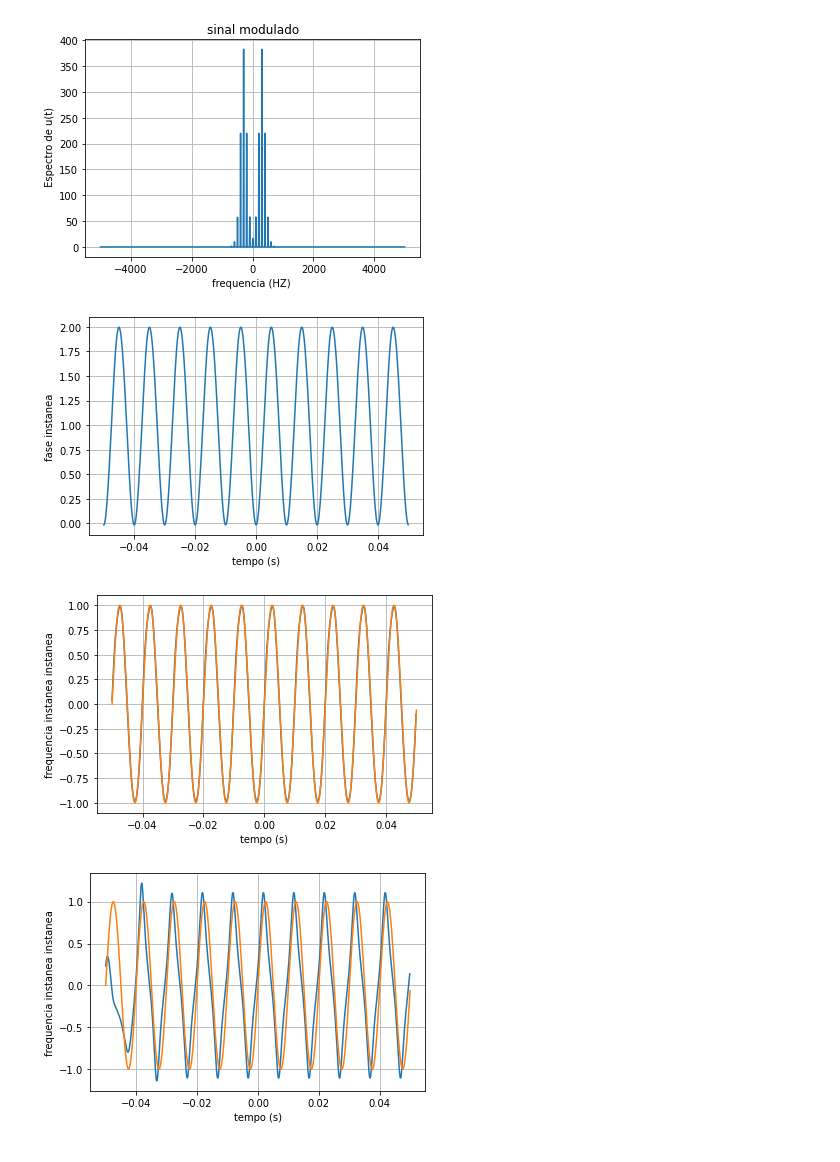
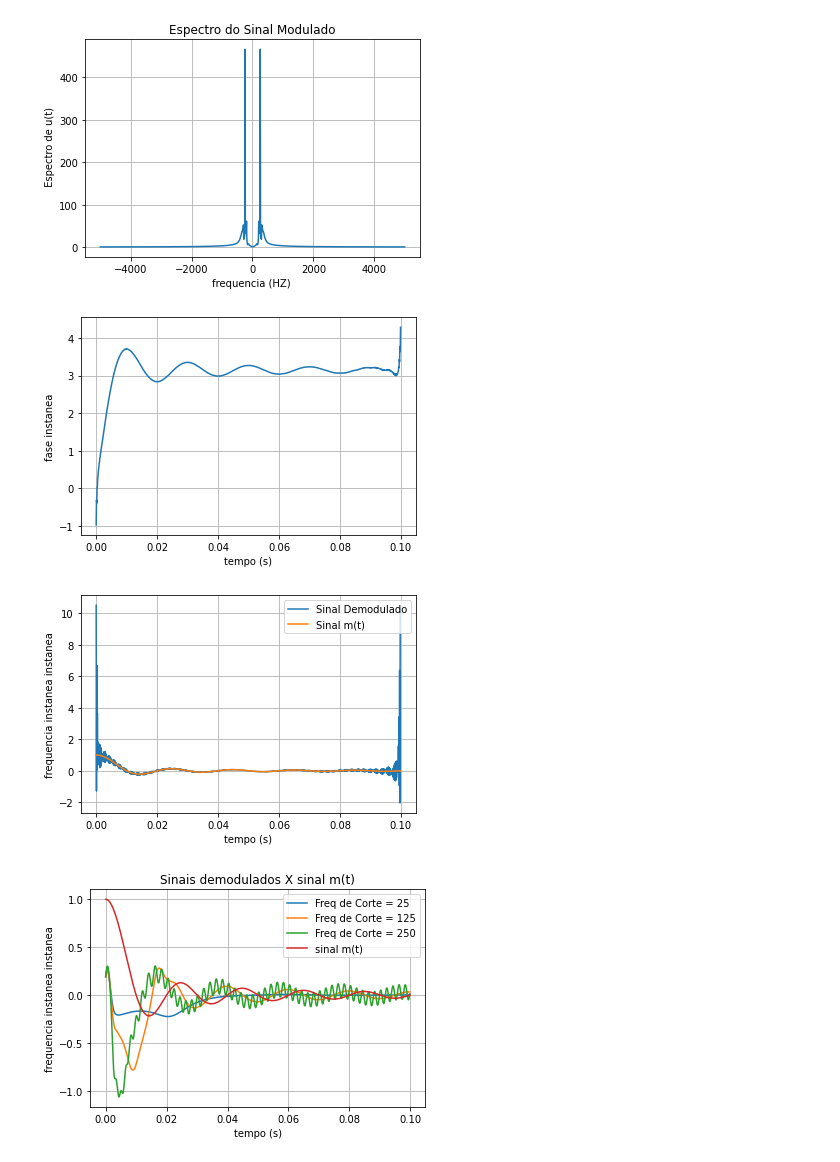
Before and after one commit to mfelippe/Principio-de-Comunica-o, a Jupyter notebook: Sinais AM e FM/Sinais_FM.ipynb, the cells around one changed output. Drawn from its saved outputs; the diff is of its cells as text; code cells hidden in the pictures.

```diff
--- a/Sinais AM e FM/Sinais_FM.ipynb
+++ b/Sinais AM e FM/Sinais_FM.ipynb
@@ -11,16 +11,17 @@ from scipy.signal import butter, lfilter, hilbert
 #parametros da simulação
 ts = 0.0001
 fs = 1/ts
-fc = 300
+fc = 250
 T = 0.1 # tempo de simulação
 N = int(T*fs) #número de pontos
-t = np.linspace(0,N-1,N)*ts - N*ts/2 #linha de tempo deslocada em ts/2
-f  =np.linspace(-fs/2,fs/2,N) #banda de frequencia de amostragem
-kf = 100 #desvido de frequencia
+t = np.linspace(0,N-1,N)*ts #- N*ts/2 linha de tempo deslocada em ts/2
+f  = np.linspace(-fs/2,fs/2,N) #banda de frequencia de amostragem
+kf = 100 #índice de modulação
 # %%
 #mensagem
+#mensagem do tipo sinc(100t)
 fm =100
-m_t =np.sin(2*np.pi*fm*t)
+m_t =np.sinc(fm*t)
 # %%
 plt.plot(t,m_t)
 plt.grid()
@@ -75,10 +77,10 @@ plt.plot(f,np.abs(U_F))
 plt.grid()
 plt.xlabel('frequencia (HZ) ')
 plt.ylabel(' Espectro de u(t)')
-plt.title("sinal modulado")
+plt.title("Espectro do Sinal Modulado")
 plt.show()
 # %% [output]
-[figure, old version]
+[figure, new version]
 # %%
 #demodulação
 
@@ -103,18 +105,19 @@ plt.xlabel('tempo (s)')
 plt.ylabel('fase instanea')
 plt.show()
 # %% [output]
-[figure, old version]
+[figure, new version]
 # %%
 freq_inst = np.diff(phase_inst)/(2*np.pi*kf*ts) #np,diff faz a diferença entre os pontos, mas para ser a aproximaçao da derivada tempop temos que dividir por delta T no caso o tempo de amostragem ts
-plt.plot(t[0:N-1],freq_inst)
+plt.plot(t[0:N-1],freq_inst,label="Sinal Demodulado")
 #na derida o freq_inst fica faltando um ponto ai o t tem que ter menos 1 ponto para o plot de 0 até N-1
-plt.plot(t,m_t)
+plt.plot(t,m_t, label="Sinal m(t)")
 plt.grid()
 plt.xlabel('tempo (s)')
 plt.ylabel('frequencia instanea instanea')
+plt.legend(loc=1)
 plt.show()
 # %% [output]
-[figure, old version]
+[figure, new version]
 # %%
 #observações
 #Na pratica quando os sinais são mais complixados, a parte de phase_inst , pegamos iuam fase de -pi a pi, se a mensagem
@@ -142,9 +156,13 @@ freq_insti = np.diff(phase_insti)/(2*np.pi*kf*ts)
 # %%
-plt.plot(t[0:N-1],freq_insti)
-plt.plot(t,m_t)
+plt.plot(t[0:N-1],freq_inst1,label="Freq de Corte = 25")
+plt.plot(t[0:N-1],freq_inst2,label="Freq de Corte = 125")
+plt.plot(t[0:N-1],freq_inst3,label="Freq de Corte = 250")
+plt.plot(t,m_t,'-', label="sinal m(t)")
 plt.grid()
+plt.legend(loc=1)
 plt.xlabel('tempo (s)')
 plt.ylabel('frequencia instanea instanea')
+plt.title("Sinais demodulados X sinal m(t)")
 plt.show()
 # %% [output]
-[figure, old version]
+[figure, new version]
```
Also changed, not shown: parts of 8 cells of this notebook.
